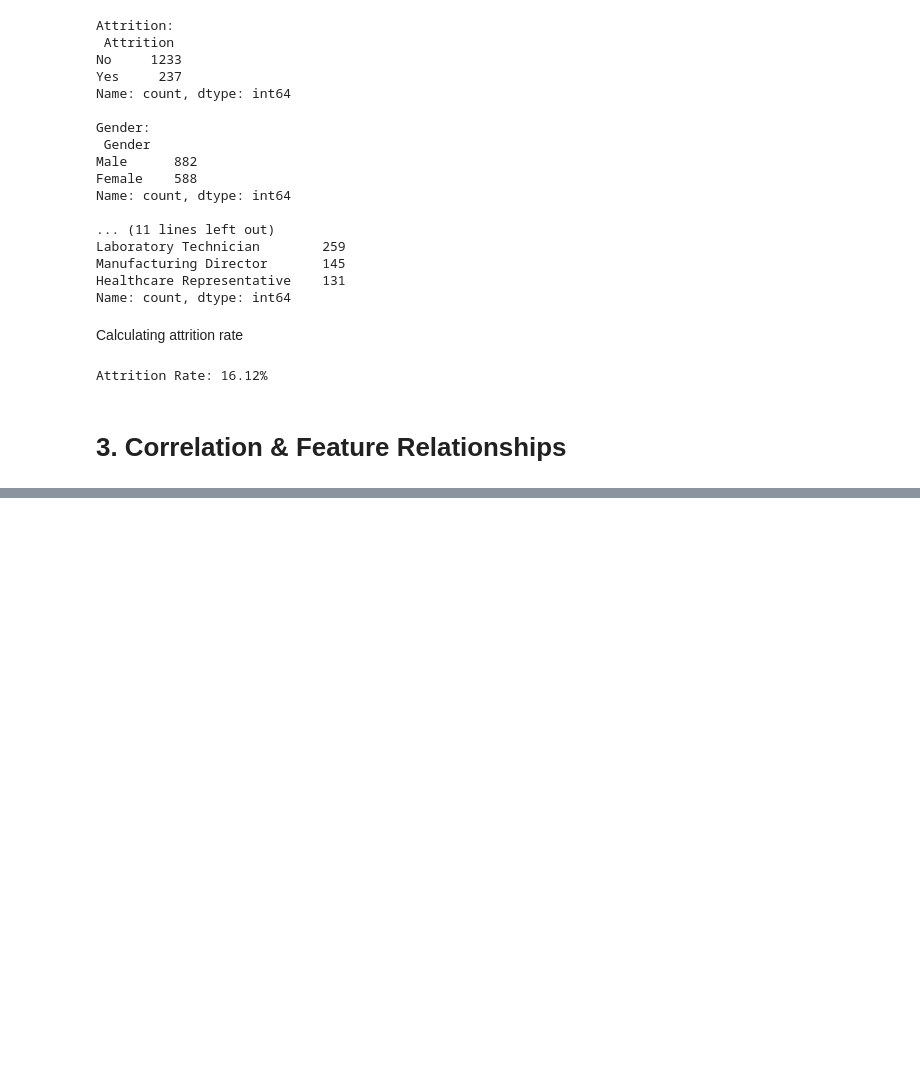
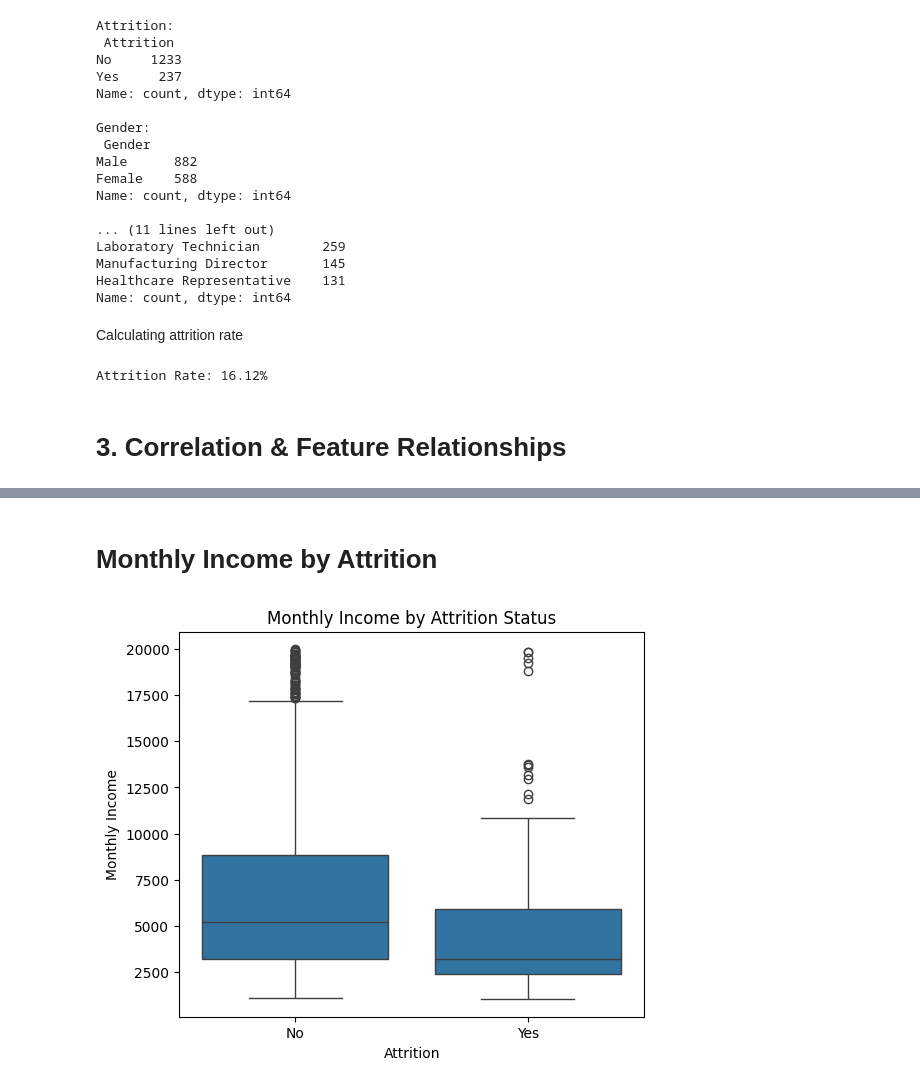
Before and after one commit to nipunaluthge/employee-attrition-analysis, a Jupyter notebook: Portfolio_Individual_EDA.ipynb, the cells around one changed output, grey strips where cells are left out. Cells and saved outputs as stored; diff of their text form; code cells hidden in the pictures; blank space fills up the shorter version.

```diff
--- a/Portfolio_Individual_EDA.ipynb
+++ b/Portfolio_Individual_EDA.ipynb
@@ -191,0 +223,12 @@ Attrition Rate: 16.12%
+# %% [markdown]
+# Monthly Income by Attrition
+# %%
+# Box plot of Monthly Income for employees who stayed vs left
+plt.figure(figsize=(6,5))
+sns.boxplot(x='Attrition', y='MonthlyIncome', data=df)
+plt.title('Monthly Income by Attrition Status')
+plt.xlabel('Attrition')
+plt.ylabel('Monthly Income')
+plt.show()
+# %% [output]
+[figure, added]
```
Also changed, not shown: parts of 17 cells of this notebook, 1 other file.
